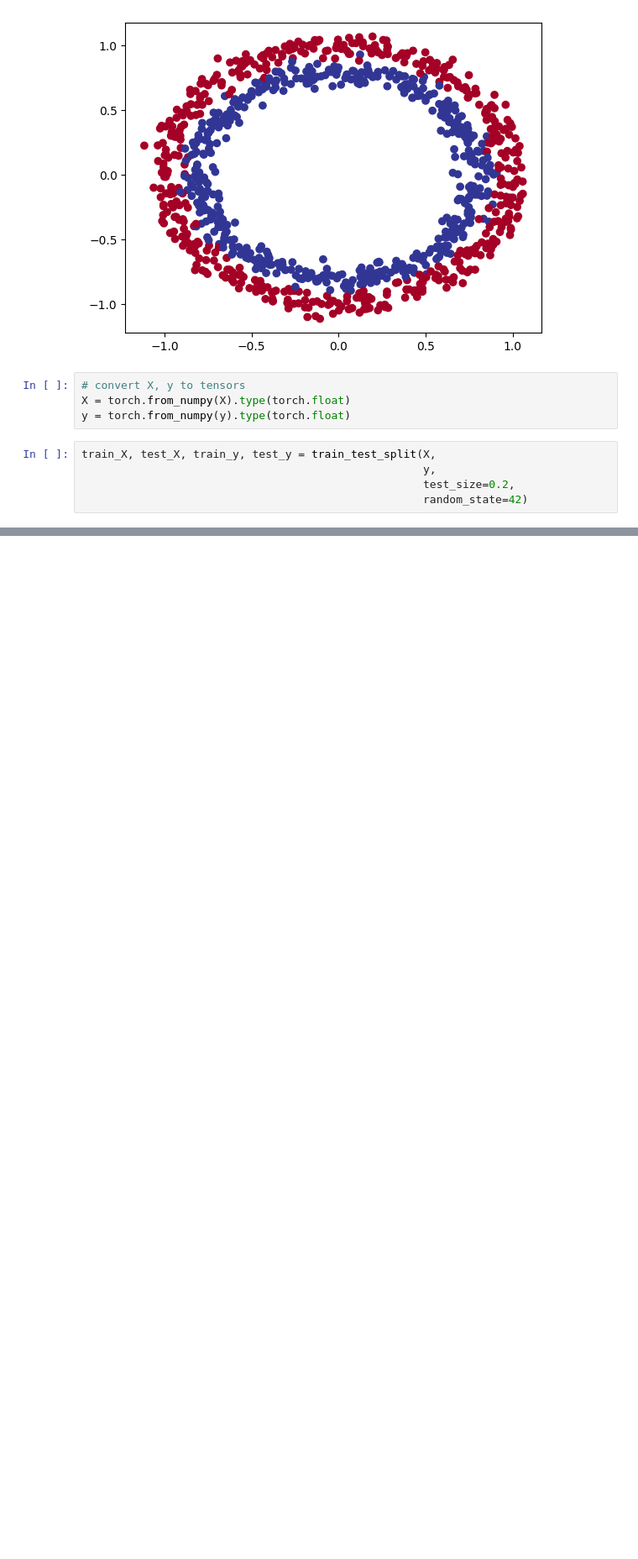
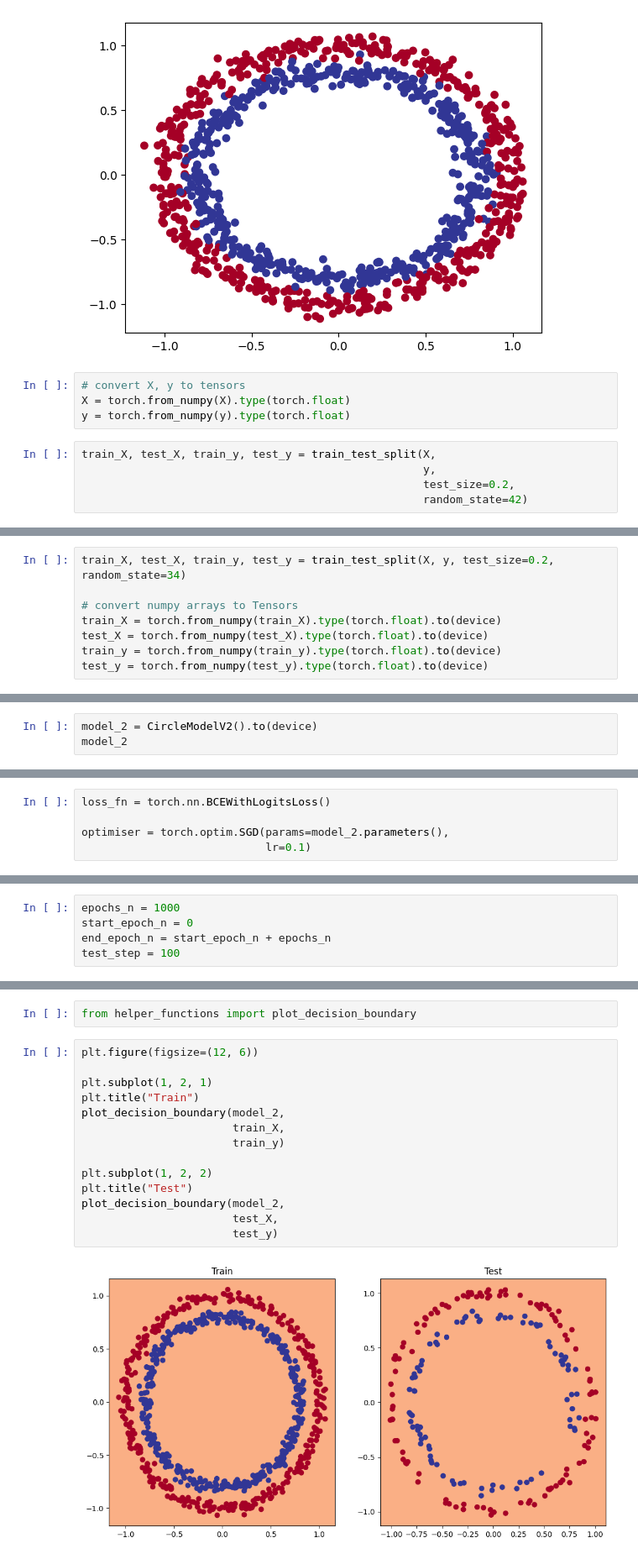
Before and after one commit to AnnaBozhenko/ML_course, a Jupyter notebook: 02_pyTorch_classification.ipynb, the cells around one changed output, grey strips where cells are left out. Shown: that part at 84% size. Saved outputs shown, nothing was run; the diff lists cells and outputs as text; blank space fills up the shorter version.

```diff
--- a/02_pyTorch_classification.ipynb
+++ b/02_pyTorch_classification.ipynb
@@ -35,0 +350,8 @@ torch.Size([200])
+# %%
+train_X, test_X, train_y, test_y = train_test_split(X, y, test_size=0.2, random_state=34)
+
+# convert numpy arrays to Tensors
+train_X = torch.from_numpy(train_X).type(torch.float).to(device)
+test_X = torch.from_numpy(test_X).type(torch.float).to(device)
+train_y = torch.from_numpy(train_y).type(torch.float).to(device)
+test_y = torch.from_numpy(test_y).type(torch.float).to(device)
@@ -35,0 +382,3 @@ torch.Size([200])
+# %%
+model_2 = CircleModelV2().to(device)
+model_2
@@ -35,0 +395,5 @@ torch.Size([200])
+# %%
+loss_fn = torch.nn.BCEWithLogitsLoss()
+
+optimiser = torch.optim.SGD(params=model_2.parameters(),
+                            lr=0.1)
@@ -35,0 +402,5 @@ torch.Size([200])
+# %%
+epochs_n = 1000
+start_epoch_n = 0
+end_epoch_n = start_epoch_n + epochs_n
+test_step = 100
@@ -35,0 +453,18 @@ torch.Size([200])
+# %%
+from helper_functions import plot_decision_boundary
+# %%
+plt.figure(figsize=(12, 6))
+
+plt.subplot(1, 2, 1)
+plt.title("Train")
+plot_decision_boundary(model_2,
+                       train_X,
+                       train_y)
+
+plt.subplot(1, 2, 2)
+plt.title("Test")
+plot_decision_boundary(model_2,
+                       test_X,
+                       test_y)
+# %% [output]
+[figure, added]
```
Also changed, not shown: parts of 53 cells of this notebook.
